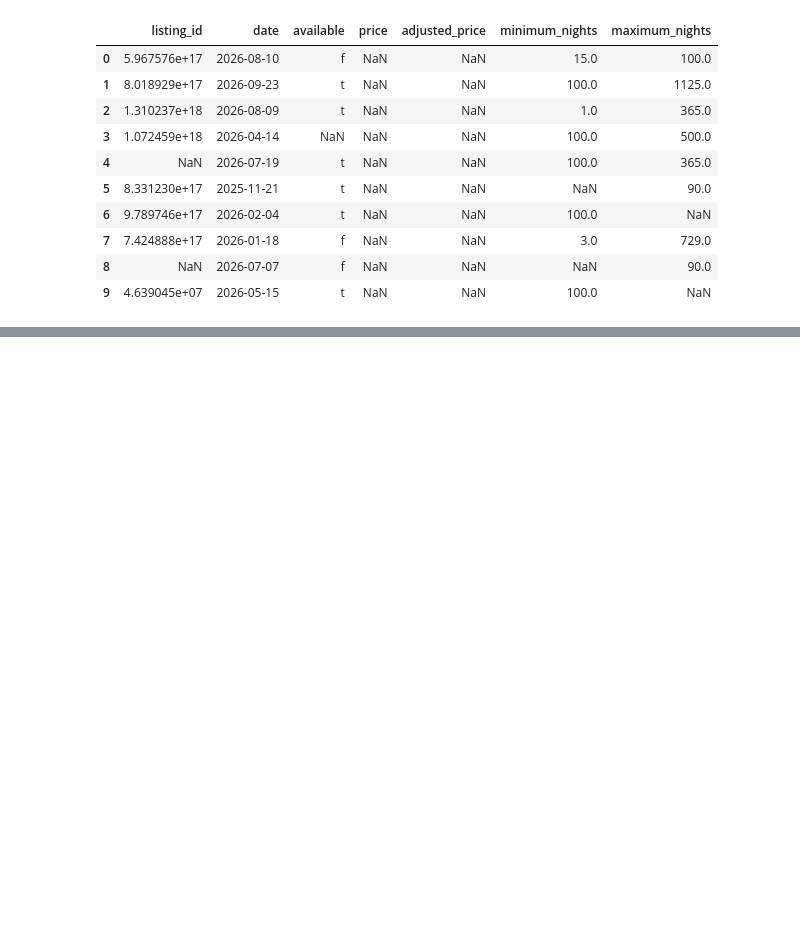
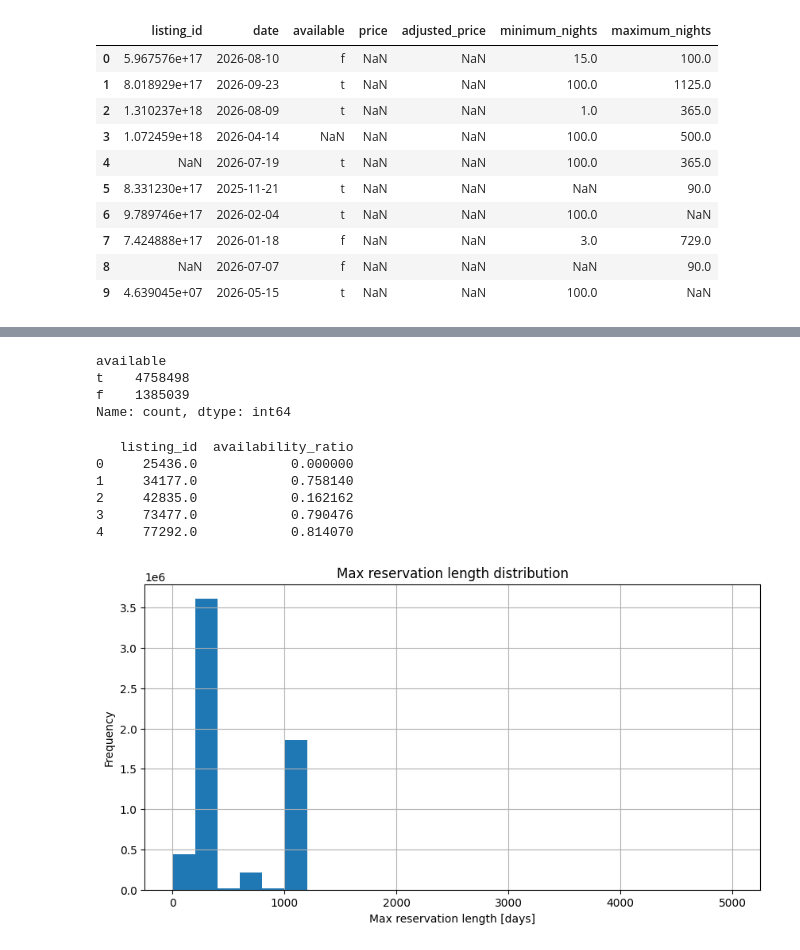
Before and after one commit to agentolek/ium-projekt, a Jupyter notebook: data_exploration.ipynb, the cells around one changed output, grey strips where cells are left out. Drawn from its saved outputs; the diff is of its cells as text; code cells hidden in the pictures; blank space fills up the shorter version.

```diff
--- a/data_exploration.ipynb
+++ b/data_exploration.ipynb
@@ -67,0 +107,36 @@ calendar_df
+# %%
+calendar_df["available"].value_counts()
+# %% [output]
+available
+t    4758498
+f    1385039
+Name: count, dtype: int64
+# %%
+# availability ratio could be used as an attribute to judge how attractive a location is
+calendar_df["available_bool"] = calendar_df["available"] == "t"
+
+# assume that missing data in available column is MCAR - this will need to be checked
+# is ratios are used as an attribute
+availability_ratios = calendar_df.groupby('listing_id', dropna=True)['available_bool'].mean()
+
+availability_df = availability_ratios.reset_index()
+availability_df.columns = ['listing_id', 'availability_ratio']
+
+print(availability_df.head())
+# %% [output]
+   listing_id  availability_ratio
+0     25436.0            0.000000
+1     34177.0            0.758140
+2     42835.0            0.162162
+3     73477.0            0.790476
+4     77292.0            0.814070
+# %%
+import matplotlib.pyplot as plt
+
+calendar_df['maximum_nights'].hist(bins=25, figsize=(10, 5))
+plt.title('Max reservation length distribution')
+plt.xlabel('Max reservation length [days]')
+plt.ylabel('Frequency')
+plt.show()
+# %% [output]
+[figure, added]
```
Also changed, not shown: parts of 13 cells of this notebook, 3 other files.
